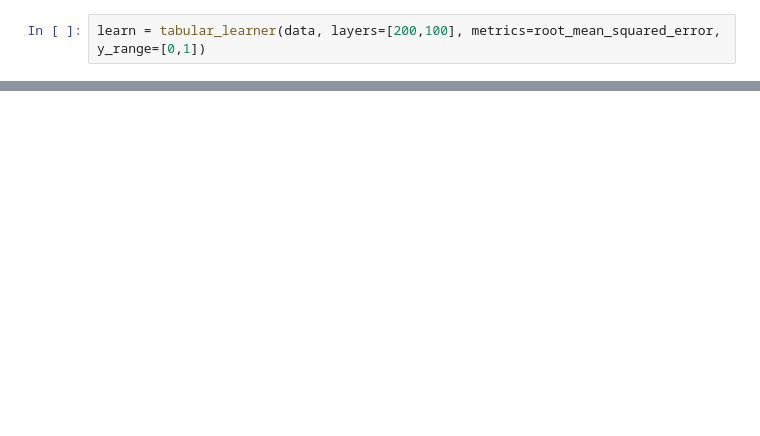
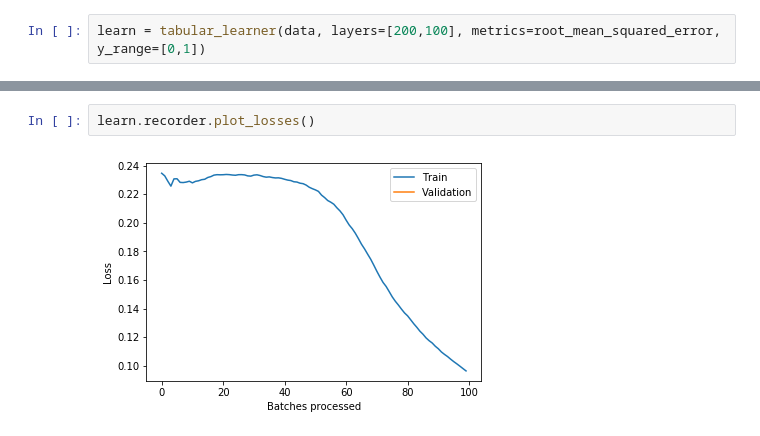
Before and after one commit to jjkoh95/aiforsea-traffic, a Jupyter notebook: formatter.ipynb, the cells around one changed output, grey strips where cells are left out. Drawn from its saved outputs; the diff is of its cells as text; blank space fills up the shorter version.

```diff
--- a/formatter.ipynb
+++ b/formatter.ipynb
@@ -447,3 +451,7 @@ learn.fit_one_cycle(1, 1e-1)
+# %%
+learn.recorder.plot_losses()
+# %% [output]
+[figure, added]
 # %%
 learn
 # %% [output]
```
Also changed, not shown: parts of 26 cells of this notebook, 1 other file.
